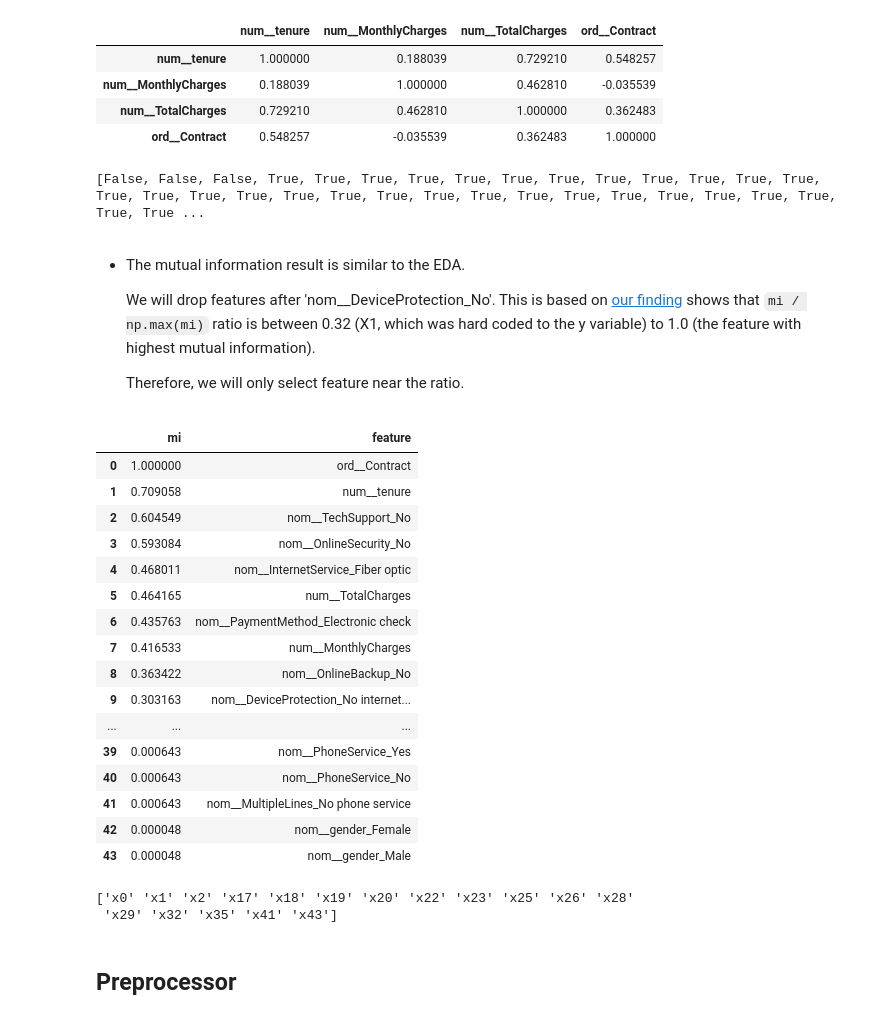
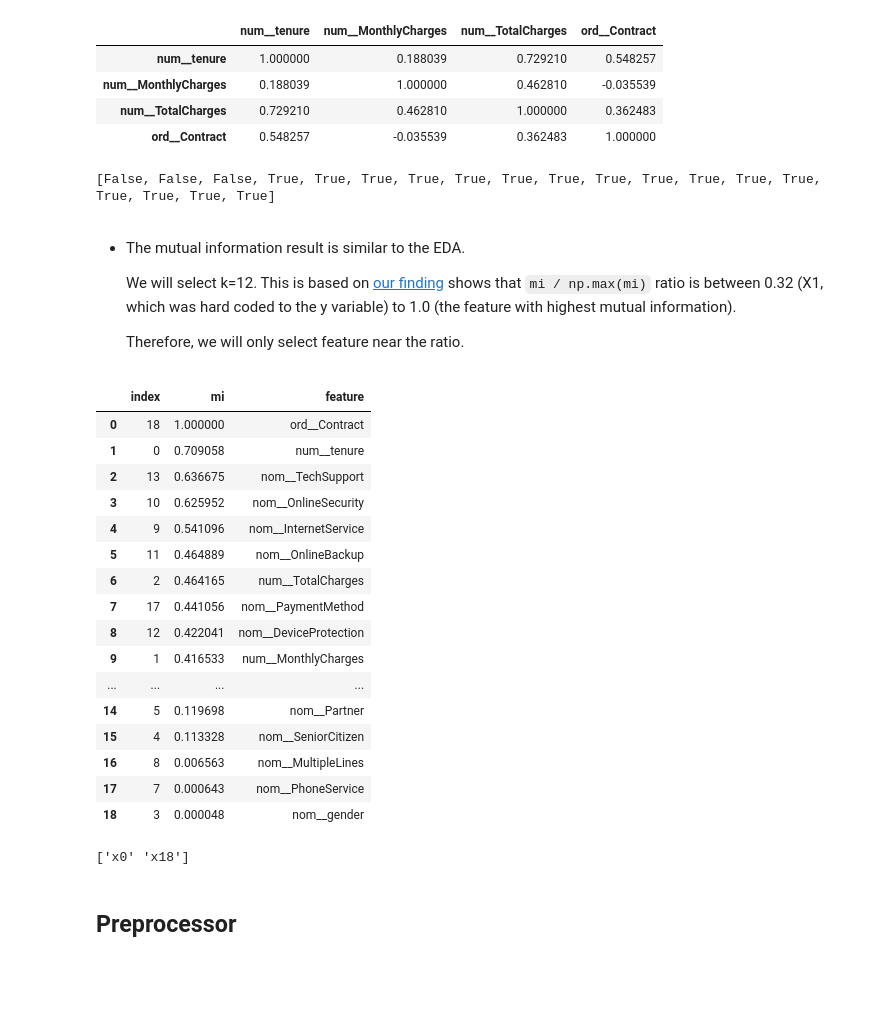
Before and after one commit to jasonrichdarmawan/p2-ml1, a Jupyter notebook: h8dsft_P2M1_jason_rich_darmawan_onggo_putra.ipynb, the cells around one changed output. Cells and saved outputs as stored; diff of their text form; code cells hidden in the pictures; blank space fills up the shorter version.

```diff
--- a/h8dsft_P2M1_jason_rich_darmawan_onggo_putra.ipynb
+++ b/h8dsft_P2M1_jason_rich_darmawan_onggo_putra.ipynb
@@ -169,9 +174,13 @@ def isolate():
         ax=ax)
         if column != 'gender':
             ax.get_legend().set_visible(False)
-        if column in ['PaymentMethod', 'Contract']:
+        if column in [
+            'MultipleLines', 'OnlineSecurity', 'OnlineBackup', 'DeviceProtection',
+            'TechSupport', 'StreamingTV', 'StreamingMovies', 'PaymentMethod',
+            'Contract'
+        ]:
             ax.set_xticks(ax.get_xticks())
-            ax.set_xticklabels(ax.get_xticklabels(), rotation=45, ha='right')
+            ax.set_xticklabels(ax.get_xticklabels(), rotation=15, ha='right')
 
 isolate()
 # %% [output]
@@ -421,7 +430,16 @@ isolate()
 nom_pipe = Pipeline(
     steps=[
         ('imputer', SimpleImputer(strategy='most_frequent')),
-        ('enc', OneHotEncoder(
+        # We will use OrdinalEncoder even for nominal features
+        # This is based on beliefs that Decision Tree perform worse with
+        # one hot encoded features.
+        # ANN is similar to Decision Tree.
+        # It uses one feature to make decision, in this case determining the
+        # weight and bias. Imagine a gender__Male feature full of zeros
+        # because in a batch, everyone are Female.
+        # The weight would be ~100 (close to the y-axis)
+        # reference: https://kiwidamien.github.io/are-you-getting-burned-by-one-hot-encoding.html
+        ('enc', OrdinalEncoder(
             categories=[
                 df_a['gender'].cat.categories.tolist(),
                 df_a['SeniorCitizen'].cat.categories.tolist(),
@@ -439,10 +457,12 @@ nom_pipe = Pipeline(
                 df_a['PaperlessBilling'].cat.categories.tolist(),
                 df_a['PaymentMethod'].cat.categories.tolist()
             ],
+
+            # OneHotEncoder parameter
             # multicollinearity test do not affect predictive power
             # we will not drop='first'
             # drop='first',
-            handle_unknown='ignore'
+            # handle_unknown='ignore'
         ))
     ]
 )
@@ -564,59 +583,58 @@ isolate()
 # Get discrete features bool
 print([feature.startswith(("nom", "ord")) for feature in composer.get_feature_names_out()])
 # %% [output]
-[False, False, False, True, True, True, True, True, True, True, True, True, True, True, True, True, True, True, True, True, True, True, True, True, True, True, True, True, True, True, True, True, True ...
+[False, False, False, True, True, True, True, True, True, True, True, True, True, True, True, True, True, True, True]
 # %% [markdown]
 - The mutual information result is similar to the EDA.
 
-  We will drop features after 'nom__DeviceProtection_No'. This is based on [our finding](https://github.com/kidfrom/hacktiv8-ftds-fase0/blob/master/x_fase1/week04_day06_libur/pm/pm2.ipynb) shows that `mi / np.max(mi)` ratio is between 0.32 (X1, which was hard coded to the y variable) to 1.0 (the feature with highest mutual information).
+  We will select k=12. This is based on [our finding](https://github.com/kidfrom/hacktiv8-ftds-fase0/blob/master/x_fase1/week04_day06_libur/pm/pm2.ipynb) shows that `mi / np.max(mi)` ratio is between 0.32 (X1, which was hard coded to the y variable) to 1.0 (the feature with highest mutual information).
 
   Therefore, we will only select feature near the ratio.
 # %%
 # Mutual information test
 def isolate():
     composer.fit(X=X_train)
     X_train_final = composer.transform(X=X_train)
     y_train_final = y_train.map({'No': 0, 'Yes': 1})
     mi = mutual_info_classif(
         X=X_train_final,
         y=y_train_final,
         discrete_features=[feature.startswith(("nom", "ord")) for feature in composer.get_feature_names_out()],
         random_state=0
     )
     df_c = pd.DataFrame()
     # df_c['mi'] = mi
     df_c['mi'] = mi / np.max(mi)
     df_c['feature'] = composer.get_feature_names_out()
     display(df_c.sort_values(by='mi', ascending=False)
-                .reset_index(drop=True)
+                .reset_index()
                 .style.background_gradient(cmap='coolwarm'))
 
-    selector = SelectKBest(score_func=sel.sel_score, k=17)
+    selector = SelectKBest(score_func=sel.sel_score, k=2)
     selector.fit(X=X_train_final, y=y_train_final)
     # sanity check
     print(selector.get_feature_names_out())
 
 isolate()
 # %% [output]
-|  | mi | feature |
-| 0 | 1.000000 | ord__Contract |
-| 1 | 0.709058 | num__tenure |
-| 2 | 0.604549 | nom__TechSupport_No |
-| 3 | 0.593084 | nom__OnlineSecurity_No |
-| 4 | 0.468011 | nom__InternetService_Fiber optic |
-| 5 | 0.464165 | num__TotalCharges |
-| 6 | 0.435763 | nom__PaymentMethod_Electronic check |
-| 7 | 0.416533 | num__MonthlyCharges |
-| 8 | 0.363422 | nom__OnlineBackup_No |
-| 9 | 0.303163 | nom__DeviceProtection_No internet... |
-| ... | ... | ... |
-| 39 | 0.000643 | nom__PhoneService_Yes |
-| 40 | 0.000643 | nom__PhoneService_No |
-| 41 | 0.000643 | nom__MultipleLines_No phone service |
-| 42 | 0.000048 | nom__gender_Female |
-| 43 | 0.000048 | nom__gender_Male |
+|  | index | mi | feature |
+| 0 | 18 | 1.000000 | ord__Contract |
+| 1 | 0 | 0.709058 | num__tenure |
+| 2 | 13 | 0.636675 | nom__TechSupport |
+| 3 | 10 | 0.625952 | nom__OnlineSecurity |
+| 4 | 9 | 0.541096 | nom__InternetService |
+| 5 | 11 | 0.464889 | nom__OnlineBackup |
+| 6 | 2 | 0.464165 | num__TotalCharges |
+| 7 | 17 | 0.441056 | nom__PaymentMethod |
+| 8 | 12 | 0.422041 | nom__DeviceProtection |
+| 9 | 1 | 0.416533 | num__MonthlyCharges |
+| ... | ... | ... | ... |
+| 14 | 5 | 0.119698 | nom__Partner |
+| 15 | 4 | 0.113328 | nom__SeniorCitizen |
+| 16 | 8 | 0.006563 | nom__MultipleLines |
+| 17 | 7 | 0.000643 | nom__PhoneService |
+| 18 | 3 | 0.000048 | nom__gender |
-['x0' 'x1' 'x2' 'x17' 'x18' 'x19' 'x20' 'x22' 'x23' 'x25' 'x26' 'x28'
- 'x29' 'x32' 'x35' 'x41' 'x43']
+['x0' 'x18']
 # %% [markdown]
 ## Preprocessor
 # %%
```
Also changed, not shown: parts of 20 cells of this notebook, 3 other files.
